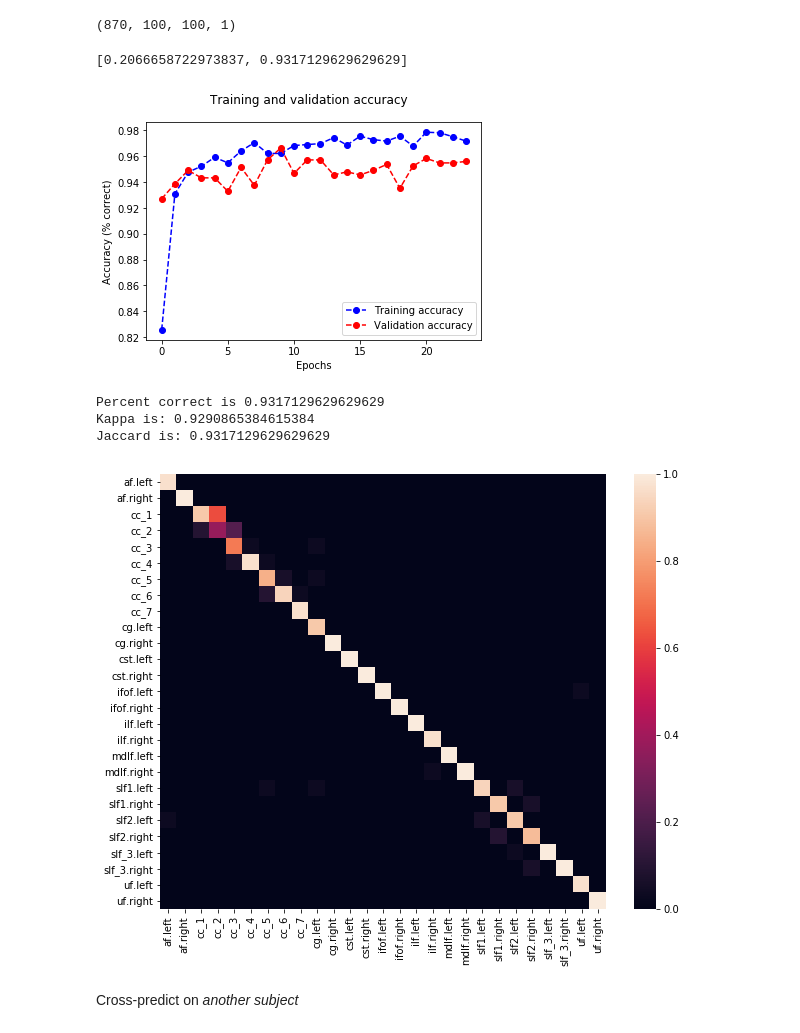
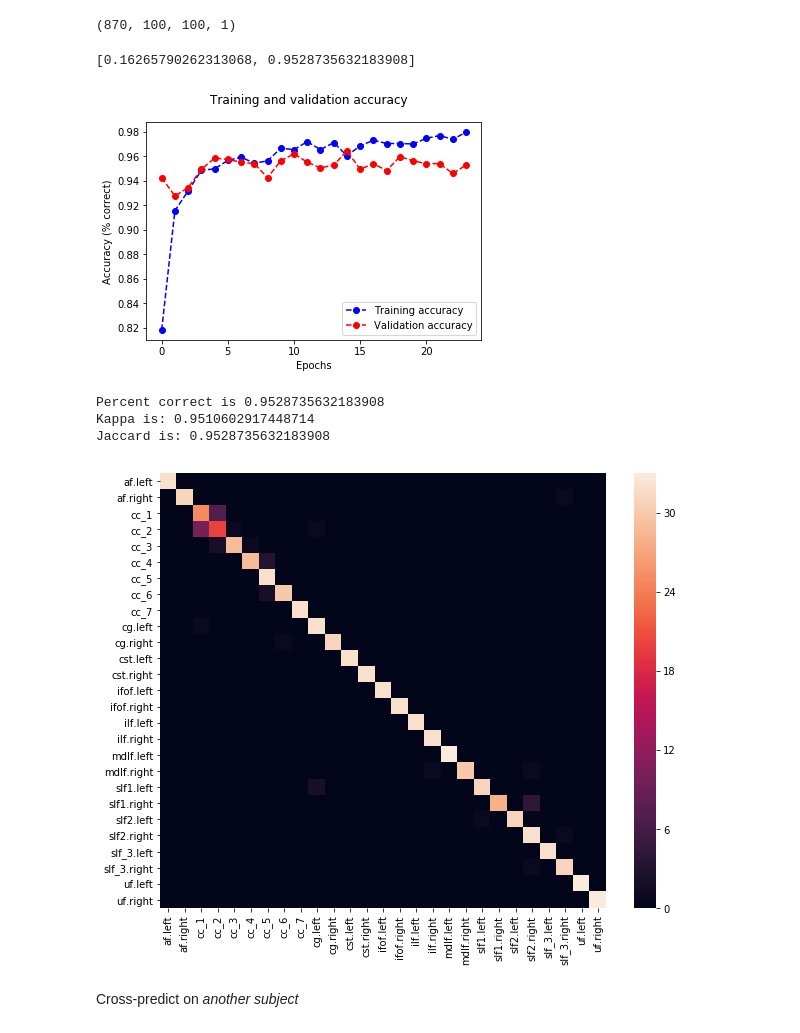
Before and after one commit to uw-biomedical-ml/bundlenet, a Jupyter notebook: dipy-subjects.ipynb, the cells around one changed output. Cells and saved outputs as stored; diff of their text form; code cells hidden in the pictures.

```diff
--- a/dipy-subjects.ipynb
+++ b/dipy-subjects.ipynb
@@ -108,7 +108,7 @@ else:
     streamlines_loaded = db.from_sequence(bundle_files).map(bn.read_sl).compute()
     streamlines_processed = db.from_sequence(streamlines_loaded).map(bn.process_sl,take_n_sl,vol_shape,size_slimage).compute()
     data_train, data_test, data_val, labels_train, labels_test, labels_val = bn.partition_testtrain(test_perc, val_perc, streamlines_processed)
-    np.savez('./subject1_bundles', data_train=data_train, labels_train=labels_train,data_test=data_test, labels_test=labels_test)
+    np.savez('./subject1_bundles', data_train=data_train, labels_train=labels_train, data_val=data_val, labels_val=labels_val, data_test=data_test, labels_test=labels_test)
 # %%
 img_rows = size_slimage
 img_cols = size_slimage
@@ -198,22 +205,24 @@ score = model.evaluate(data_test, labels_test, verbose=0)
 # %%
 print(score)
 # %% [output]
-[0.2066658722973837, 0.9317129629629629]
+[0.16265790262313068, 0.9528735632183908]
 # %%
 fig = bn.plot_accuracy(training)
 # %% [output]
-[figure, old version]
+[figure, new version]
 # %%
 p = model.predict(data_test, batch_size=5)
+# %%
+p_idx = np.argmax(p, axis=-1)
+labels_test_idx = np.argmax(labels_test, axis=-1)
 # %%
 imp.reload(bn)
-
-p_bundles, actual_labels = bn.print_accuarcystats(p,labels_test,bundle_names)
+bn.print_accuarcystats(p_idx,labels_test_idx)
 # %% [output]
-Percent correct is 0.9317129629629629
-Kappa is: 0.9290865384615384
-Jaccard is: 0.9317129629629629
+Percent correct is 0.9528735632183908
+Kappa is: 0.9510602917448714
+Jaccard is: 0.9528735632183908
 # %%
-bn.plotconfusionmat(bundle_names, p_bundles, actual_labels)
+bn.plotconfusionmat(bundle_names, p_idx, labels_test_idx)
 # %% [output]
-[figure, old version]
+[figure, new version]
```
Also changed, not shown: parts of 25 cells of this notebook.
